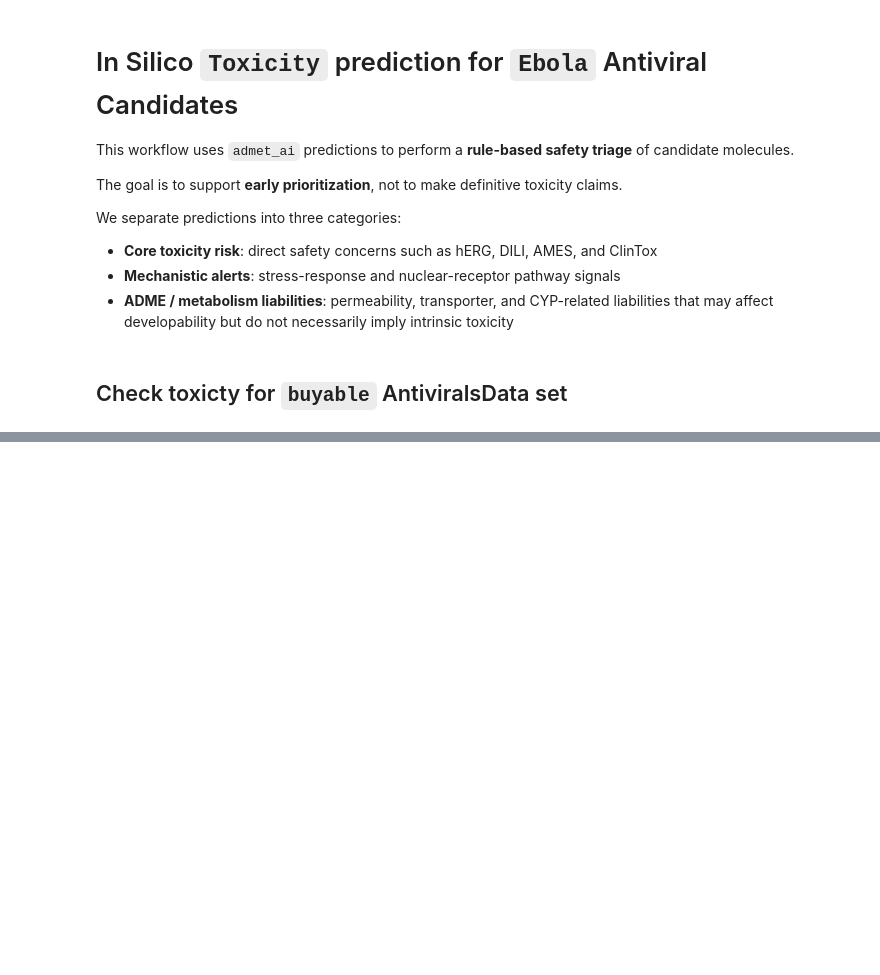
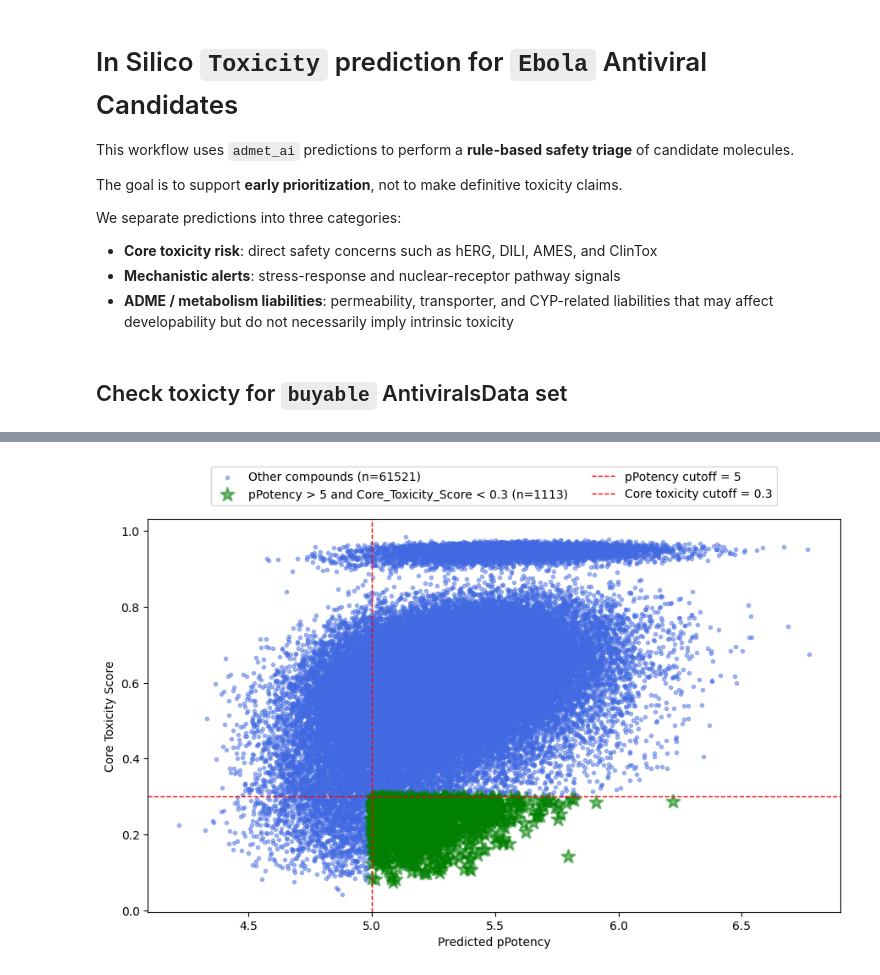
Before and after one commit to soumyadeepghosh35/DTRA_DrugDesign, a Jupyter notebook: DTRA_project_notebooks/Step6_Toxicity_combinedEbola.ipynb, the cells around one changed output, grey strips where cells are left out. Saved outputs shown, nothing was run; the diff lists cells and outputs as text; code cells hidden in the pictures; blank space fills up the shorter version.

Commit message:
added toxicity pred for ebola and anthrasis

```diff
--- a/DTRA_project_notebooks/Step6_Toxicity_combinedEbola.ipynb
+++ b/DTRA_project_notebooks/Step6_Toxicity_combinedEbola.ipynb
@@ -897,0 +163,3 @@ High-potency, low-core-toxicity, low-liability candidate count: 17
+# %%
+drugBankDrugData_approved_ADMET_summary = pd.read_csv(dataDir + 'Toxicity/DrugBank/drugBankDrugData_ADMET_summary.csv')
+drugBankDrugData_approved_ADMET_summary
@@ -897,0 +585,17 @@ High-potency, low-core-toxicity, low-liability candidate count: 17
+# %%
+pPotency_prediction_cutoff = 5
+Core_Toxicity_cutoff = 0.3
+Mechanistic_Alert_cutoff = 0.3
+ADME_Liability_cutoff = 0.3
+# %%
+combinedEbolaVirus_wART_Buyable_predicted_all_wToxicity_core = (
+    combinedEbolaVirus_wART_Buyable_predicted_all_wToxicity_sorted[
+        (combinedEbolaVirus_wART_Buyable_predicted_all_wToxicity_sorted["pPotency_prediction"] > pPotency_prediction_cutoff) &
+        (combinedEbolaVirus_wART_Buyable_predicted_all_wToxicity_sorted["Core_Toxicity_Score"] < Core_Toxicity_cutoff)
+    ]
+    .reset_index(drop=True)
+)
+
+combinedEbolaVirus_wART_Buyable_predicted_all_wToxicity_core
+combinedEbolaVirus_wART_Buyable_predicted_all_wToxicity_core.to_csv(resultsDir +
+                                                                           'combinedEbolaVirus_wART_Buyable_predicted_all_nonToxic_core.csv', index=False, encoding="utf-8")
@@ -897,0 +604,62 @@ High-potency, low-core-toxicity, low-liability candidate count: 17
+# %%
+plotDF = combinedEbolaVirus_wART_Buyable_predicted_all_wToxicity_sorted.copy()
+highlightDF = combinedEbolaVirus_wART_Buyable_predicted_all_wToxicity_core.copy()
+
+# Rebuild mask from predefined cutoffs
+highlightMask = (
+    (plotDF["pPotency_prediction"] > pPotency_prediction_cutoff) &
+    (plotDF["Core_Toxicity_Score"] < Core_Toxicity_cutoff)
+)
+
+backgroundDF = plotDF[~highlightMask]
+
+otherCount = len(backgroundDF)
+highlightCount = len(highlightDF)
+
+plt.figure(figsize=(9, 6))
+
+# Plot all other compounds
+plt.scatter(
+    backgroundDF["pPotency_prediction"],
+    backgroundDF["Core_Toxicity_Score"],
+    alpha=0.45,
+    marker=".",
+    c="royalblue",
+    label=f"Other compounds (n={otherCount})"
+)
+
+# Plot filtered core compounds
+plt.scatter(
+    highlightDF["pPotency_prediction"],
+    highlightDF["Core_Toxicity_Score"],
+    alpha=0.5,
+    marker="*",
+    s=140,
+    c="g",
+    linewidths=1.8,
+    label=f"pPotency > {pPotency_prediction_cutoff} and Core_Toxicity_Score < {Core_Toxicity_cutoff} (n={highlightCount})"
+)
+
+plt.axvline(
+    x=pPotency_prediction_cutoff,
+    c="r",
+    linestyle="--",
+    linewidth=1,
+    label=f"pPotency cutoff = {pPotency_prediction_cutoff}"
+)
+
+plt.axhline(
+    y=Core_Toxicity_cutoff,
+    c="r",
+    linestyle="--",
+    linewidth=1,
+    label=f"Core toxicity cutoff = {Core_Toxicity_cutoff}"
+)
+
+plt.xlabel("Predicted pPotency")
+plt.ylabel("Core Toxicity Score")
+plt.legend(loc="upper center", bbox_to_anchor=(0.5, 1.15), ncol=2)
+plt.tight_layout()
+plt.show()
+# %% [output]
+[figure, added]
```
Also changed, not shown: parts of 85 cells of this notebook, 9 other files.
